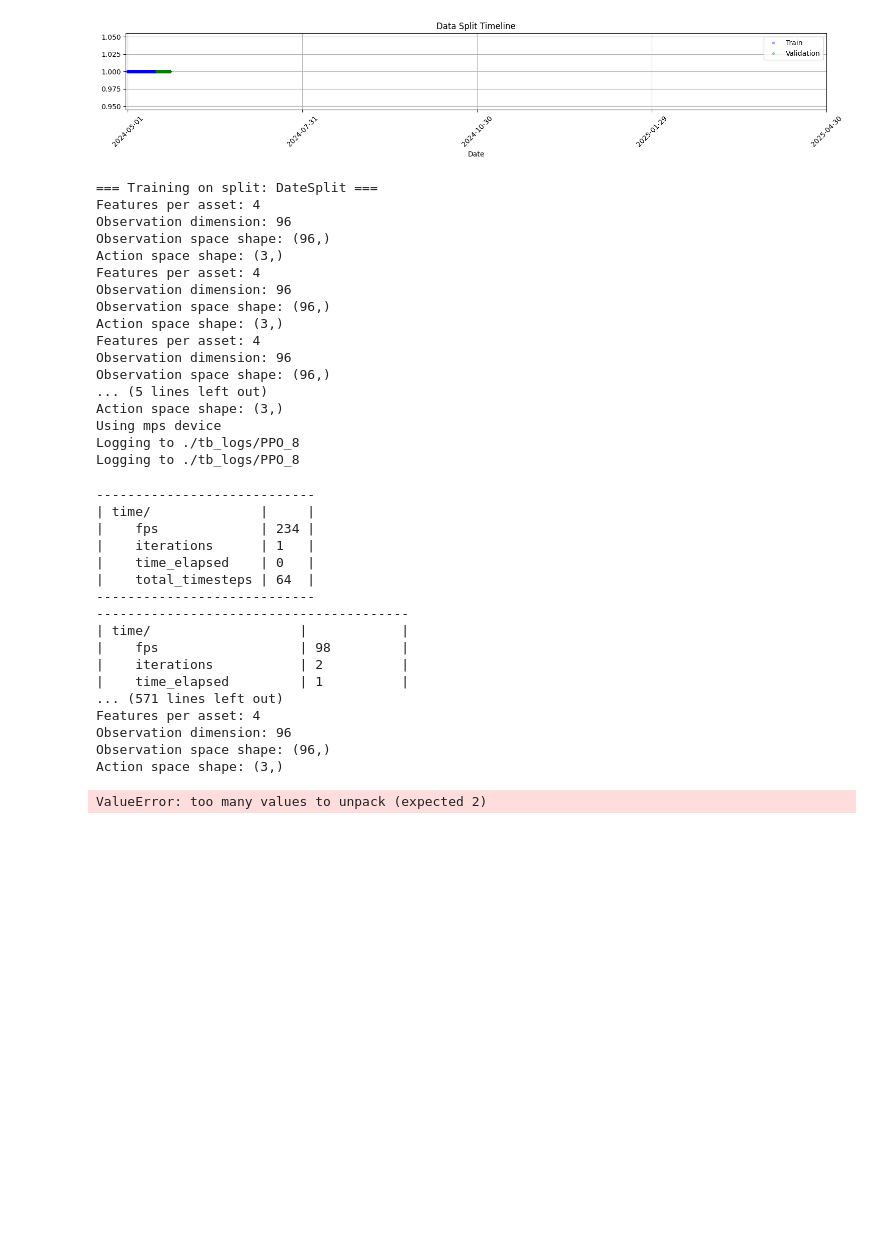
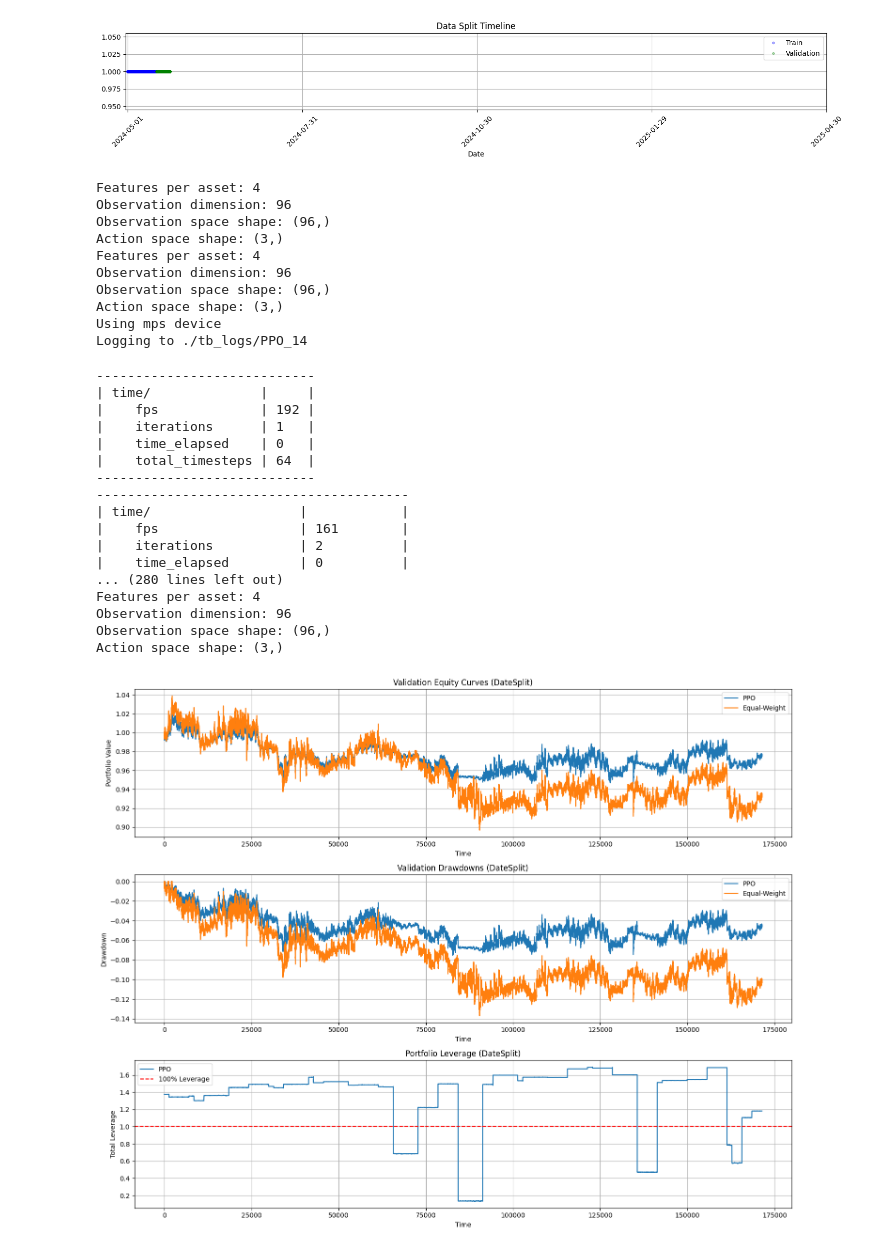
Before and after one commit to lazi-nhr/ai-agents-perpetuals, a Jupyter notebook: rl_stat_arb.ipynb, the cells around one changed output. Cells and saved outputs as stored; diff of their text form; code cells hidden in the pictures; blank space fills up the shorter version.

Commit message:
first successful training

```diff
--- a/rl_stat_arb.ipynb
+++ b/rl_stat_arb.ipynb
@@ -641,8 +626,13 @@ timestamp
 
 This section normalizes the features and constructs the state tensors required for training the reinforcement learning agent. State tensors are multi-dimensional arrays that represent the current state of the environment that the RL agent uses to make decisions.
 # %%
-def build_state_tensor_for_interval(panel: pd.DataFrame, pair: tuple, start: pd.Timestamp,
-                            end: pd.Timestamp, lookback: int):
+def build_state_tensor_for_interval(
+        panel: pd.DataFrame,
+        pair: tuple,
+        start: pd.Timestamp,
+        end: pd.Timestamp,
+        lookback: int
+    ):
     """
     Build state tensor for a specific time interval and asset pair.
     """
@@ -720,7 +710,6 @@ ticker_set = set()  # Keep track of unique tickers
 # Process each pair and its valid intervals
 total_pairs = len(valid_intervals_per_pair)
 for pair_idx, (pair, intervals) in enumerate(valid_intervals_per_pair.items(), 1):
-    print(f"\nProcessing pair {pair} ({pair_idx}/{total_pairs})...")
 
     # Add both assets to the ticker set
     ticker_set.update(pair)
@@ -747,7 +736,7 @@ for pair_idx, (pair, intervals) in enumerate(valid_intervals_per_pair.items(), 1
             valid_intervals += 1
         else:
             skipped_intervals += 1
-    print(f"Finished pair {pair}. Valid intervals: {valid_intervals}, Skipped intervals: {skipped_intervals}, Total: {len(intervals)}")
+    print(f"Finished pair {pair} ({pair_idx}/{total_pairs}). Valid intervals: {valid_intervals}, Skipped intervals: {skipped_intervals}, Total: {len(intervals)}")
 
 # Combine all tensors
 if all_X:
@@ -763,7 +752,6 @@ if all_X:
     print(f"VOL (volatilities): {VOL_all.shape}")
     print(f"\nTotal pairs processed: {len(all_pairs)}")
     print(f"Features: {FEAT_ORDER}")
-    print(f"Tickers: {TICKER_ORDER}")
     print(f"Time intervals processed: {len(all_timestamps)}")
 
     # Print actual date range of processed data
@@ -1068,7 +1056,7 @@ def plot_splits(time_index: pd.DatetimeIndex, train_mask: np.ndarray, val_mask:
     plt.tight_layout()
     plt.show()
 
-def backtest_env(env: gym.Env, model=None):
+def backtest_env(env: gym.Env, model=None, include_leverage: bool = False):
     # Get the unwrapped environment
     unwrapped = env.unwrapped if hasattr(env, 'unwrapped') else env
 
@@ -1092,7 +1080,9 @@ def backtest_env(env: gym.Env, model=None):
     to = pd.Series(turns, index=idx)
     lev = pd.Series(levs, index=idx)  # Create leverage Series
 
-    return ec, to, lev  # Return all three series
+    if include_leverage:
+        return ec, to, lev
+    return ec, to
 
 # Plot data splits
 print("Visualizing data splits timeline...")
@@ -1145,17 +1135,27 @@ for split in SPLITS:
 
     # Run validation
     val_env = make_env_from_mask(split["val"], name=f"{split['name']}_val")
-    ec, to, lev = backtest_env(val_env, model=model)
+    ec, to, lev = backtest_env(val_env, model=model, include_leverage=True)
 
     # Compare against equal weight strategy on validation set
-    idx = np.where(split["val"])[0]
-    R_val = R_all[idx]
-    ew = np.ones(len(assets))/len(assets)  # equal weights
-    ec_bench = [1.0]
-    # Only iterate through the same number of returns as we have in ec.index
-    for i in range(len(ec.index)-1):
-        ec_bench.append(ec_bench[-1]*math.exp(np.dot(ew, R_val[i])))
-    ec_bench = pd.Series(ec_bench, index=ec.index)
+    base_env = val_env.unwrapped if hasattr(val_env, "unwrapped") else val_env
+    raw_returns = np.asarray(base_env.R)
+    if raw_returns.ndim == 1:
+        raw_returns = raw_returns.reshape(-1, 1)
+
+    steps = min(len(ec.index) - 1, raw_returns.shape[0])
+    if raw_returns.shape[1] == 0 or steps <= 0:
+        ec_bench = pd.Series(np.ones(len(ec.index)), index=ec.index)
+    else:
+        ew = np.ones(raw_returns.shape[1]) / raw_returns.shape[1]
+        ec_bench = [1.0]
+        for i in range(steps):
+            step_ret = float(np.dot(ew, raw_returns[i].reshape(-1)))
+            ec_bench.append(ec_bench[-1] * math.exp(step_ret))
+        if len(ec_bench) < len(ec.index):
+            ec_bench.extend([ec_bench[-1]] * (len(ec.index) - len(ec_bench)))
+        ec_bench = pd.Series(ec_bench[:len(ec.index)], index=ec.index)
+
 
     # Calculate metrics
     m_model = compute_metrics(ec, CONFIG["DATA"]["sampling"], to)
@@ -1202,46 +1202,39 @@ for split in SPLITS:
         plt.xlabel("Time")
         plt.ylabel("Total Leverage")
         plt.legend()
         plt.grid(True)
 
         plt.tight_layout()
         plt.show()
 # %% [output]
-=== Training on split: DateSplit ===
 Features per asset: 4
 Observation dimension: 96
 Observation space shape: (96,)
 Action space shape: (3,)
 Features per asset: 4
 Observation dimension: 96
 Observation space shape: (96,)
 Action space shape: (3,)
-Features per asset: 4
-Observation dimension: 96
-Observation space shape: (96,)
-... (5 lines left out)
-Action space shape: (3,)
 Using mps device
-Logging to ./tb_logs/PPO_8
-Logging to ./tb_logs/PPO_8
+Logging to ./tb_logs/PPO_14
 ----------------------------
 | time/              |     |
-|    fps             | 234 |
+|    fps             | 192 |
 |    iterations      | 1   |
 |    time_elapsed    | 0   |
 |    total_timesteps | 64  |
 ----------------------------
 ----------------------------------------
 | time/                   |            |
-|    fps                  | 98         |
+|    fps                  | 161        |
 |    iterations           | 2          |
-|    time_elapsed         | 1          |
-... (571 lines left out)
+|    time_elapsed         | 0          |
+... (280 lines left out)
 Features per asset: 4
 Observation dimension: 96
 Observation space shape: (96,)
 Action space shape: (3,)
-ValueError: too many values to unpack (expected 2)
+[figure, added]
 # %%
 # Create a DataFrame with all results
 rows = []
```
Also changed, not shown: parts of 15 cells of this notebook.
